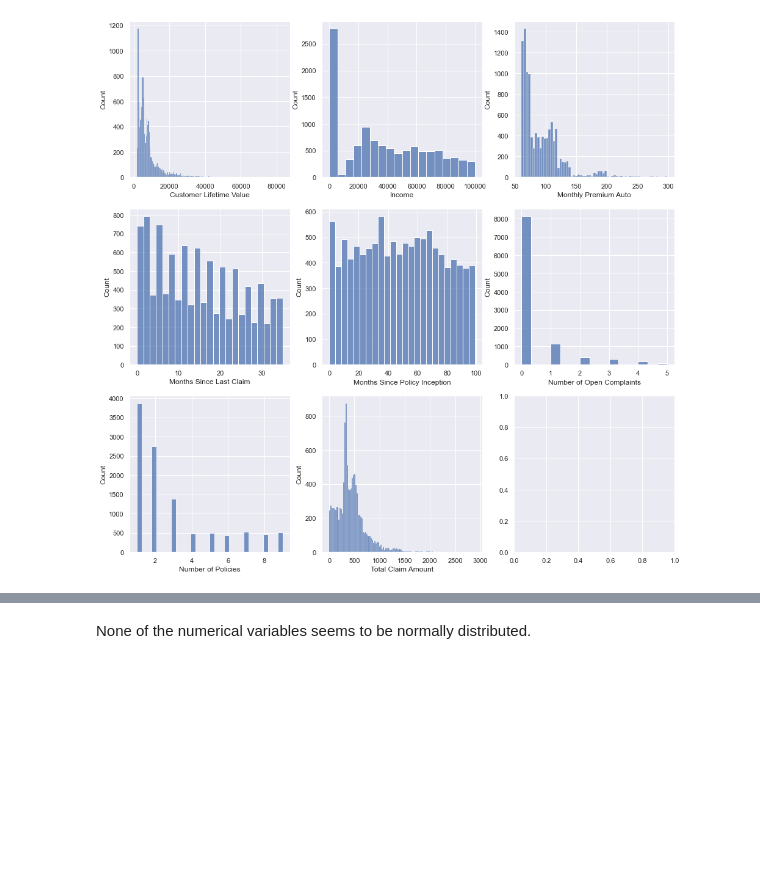
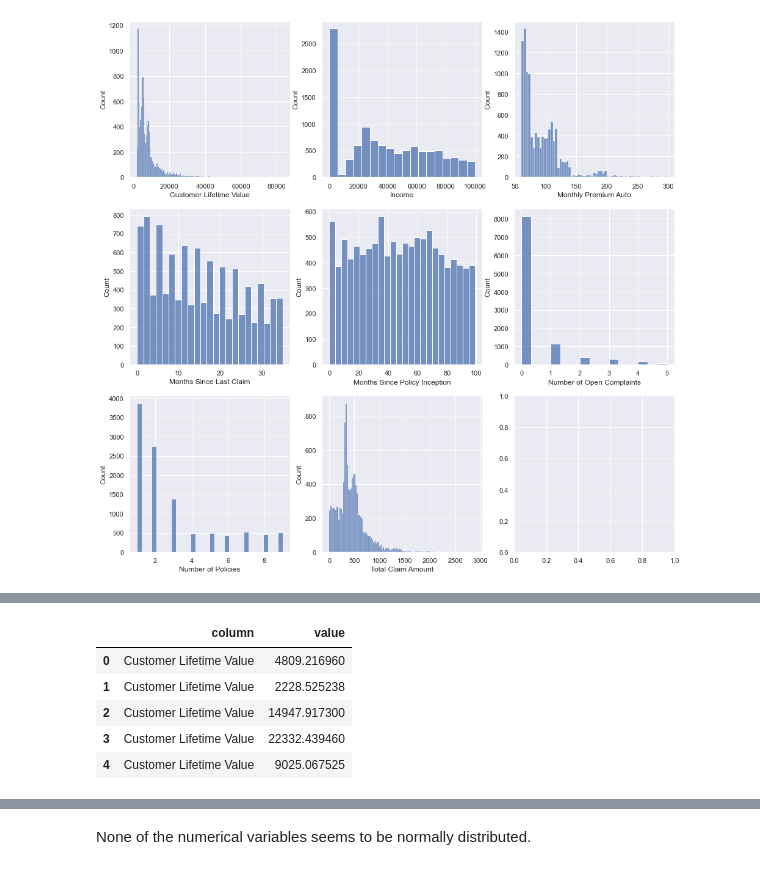
Before and after one commit to NHer0/IronEnrique, a Jupyter notebook: Customer_Analysis_Case_Study/Customer_Analysis_Case_Study.ipynb, the cells around one changed output, grey strips where cells are left out. Cells and saved outputs as stored; diff of their text form; code cells hidden in the pictures; blank space fills up the shorter version.

```diff
--- a/Customer_Analysis_Case_Study/Customer_Analysis_Case_Study.ipynb
+++ b/Customer_Analysis_Case_Study/Customer_Analysis_Case_Study.ipynb
@@ -1023,0 +1034,9 @@ dist_plot(ca_c_num_df, 3)
+# %%
+ca_c_num_df_melted.head()
+# %% [output]
+|  | column | value |
+| 0 | Customer Lifetime Value | 4809.216960 |
+| 1 | Customer Lifetime Value | 2228.525238 |
+| 2 | Customer Lifetime Value | 14947.917300 |
+| 3 | Customer Lifetime Value | 22332.439460 |
+| 4 | Customer Lifetime Value | 9025.067525 |
```
Also changed, not shown: parts of 6 cells of this notebook.
